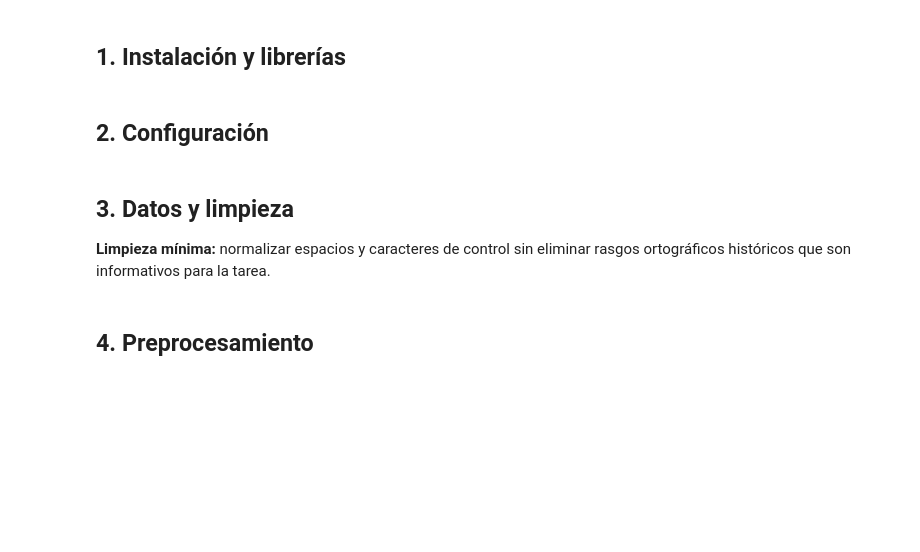
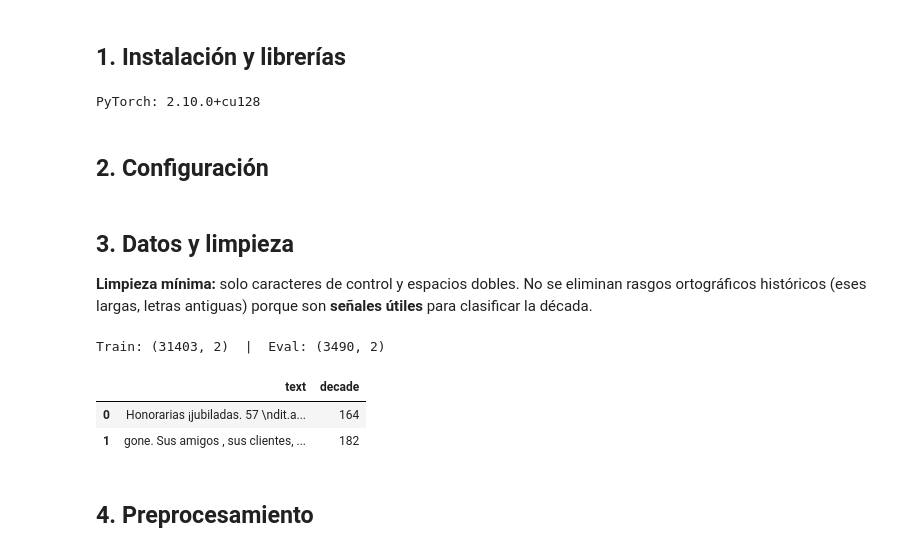
Before and after one commit to jebriceno2/Proyecto-Machine_learning, a Jupyter notebook: entrega_2/notebooks/proyecto_etapa2_dl_mark2.ipynb, the cells around one changed output. Cells and saved outputs as stored; diff of their text form; code cells hidden in the pictures; blank space fills up the shorter version.

```diff
--- a/entrega_2/notebooks/proyecto_etapa2_dl_mark2.ipynb
+++ b/entrega_2/notebooks/proyecto_etapa2_dl_mark2.ipynb
@@ -14,6 +17,7 @@
 !pip install transformers accelerate -q
 # %%
 import os, re, random
+from contextlib import nullcontext
 import numpy as np
 import pandas as pd
 import torch
@@ -27,6 +31,10 @@ from transformers import (
 from sklearn.model_selection import train_test_split
 from sklearn.preprocessing import LabelEncoder
 from torch.optim import AdamW
+
+print(f"PyTorch: {torch.__version__}")
+# %% [output]
+PyTorch: 2.10.0+cu128
 # %% [markdown]
 ## 2. Configuración
 # %%
@@ -77,22 +98,26 @@ if torch.cuda.is_available():
 # %% [markdown]
 ## 3. Datos y limpieza
 
-**Limpieza mínima:** normalizar espacios y caracteres de control sin eliminar rasgos ortográficos históricos que son informativos para la tarea.
+**Limpieza mínima:** solo caracteres de control y espacios dobles. No se eliminan rasgos ortográficos históricos (eses largas, letras antiguas) porque son **señales útiles** para clasificar la década.
 # %%
 def clean(text):
-    text = re.sub(r'[\x00-\x08\x0b\x0c\x0e-\x1f\x7f]', '', str(text))
-    text = re.sub(r' {2,}', ' ', text)
+    text = re.sub(r"[\x00-\x08\x0b\x0c\x0e-\x1f\x7f]", "", str(text))
+    text = re.sub(r" {2,}", " ", text)
     return text.strip()
 
 
 train_df = pd.read_csv(TRAIN_PATH)
 eval_df  = pd.read_csv(EVAL_PATH)
-
 train_df["text"] = train_df["text"].map(clean)
 eval_df["text"]  = eval_df["text"].map(clean)
 
 print(f"Train: {train_df.shape}  |  Eval: {eval_df.shape}")
-train_df.head(3)
+train_df.head(2)
+# %% [output]
+Train: (31403, 2)  |  Eval: (3490, 2)
+|  | text | decade |
+| 0 | Honorarias ¡jubiladas. 57 \ndit.a... | 164 |
+| 1 | gone. Sus amigos , sus clientes, ... | 182 |
 # %% [markdown]
 ## 4. Preprocesamiento
 # %%
```
Also changed, not shown: parts of 11 cells of this notebook, 2 other files.
